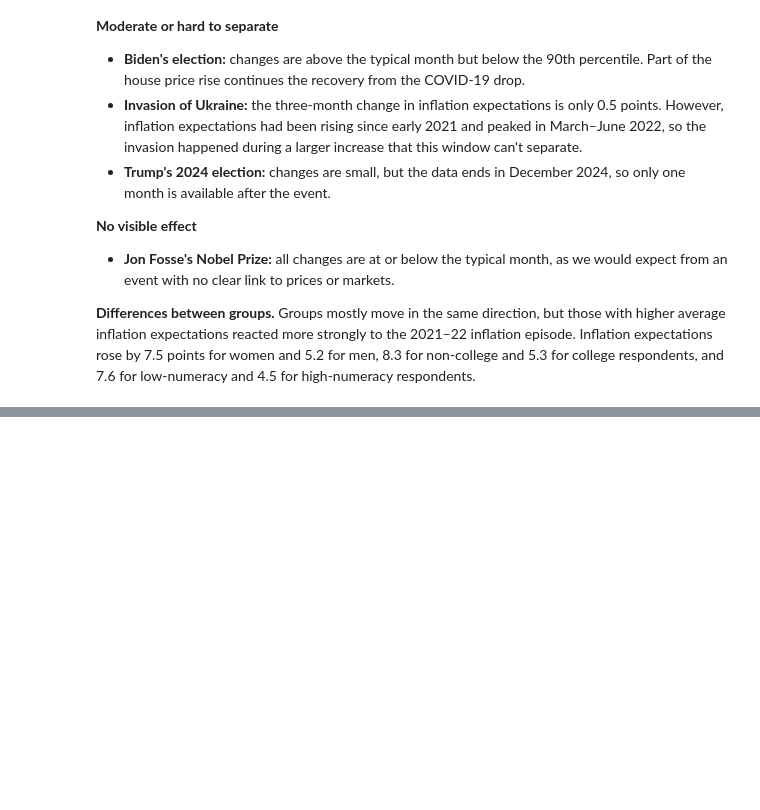
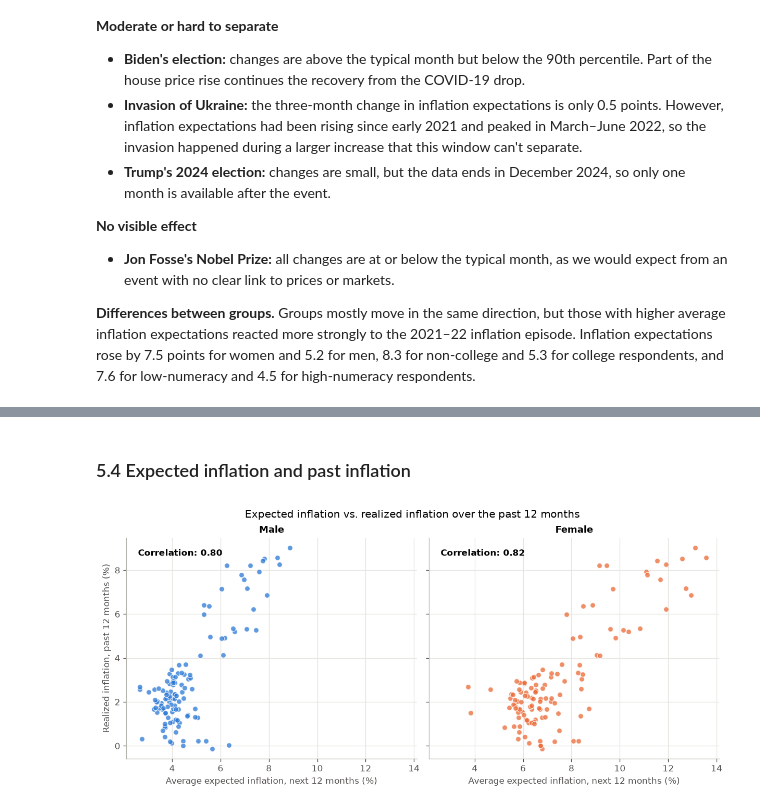
Before and after one commit to Partho-N/TECH2-H26-ai-week, a Jupyter notebook: term_paper.ipynb, the cells around one changed output, grey strips where cells are left out. Saved outputs shown, nothing was run; the diff lists cells and outputs as text; code cells hidden in the pictures; blank space fills up the shorter version.

```diff
--- a/term_paper.ipynb
+++ b/term_paper.ipynb
@@ -670,0 +810,6 @@ These comparisons show timing, not cause. Other things happened in the same mont
+# %% [markdown]
+### 5.4 Expected inflation and past inflation
+# %%
+plot_inflation_scatter(inflation_data, 'past_inflation', 'past 12 months')
+# %% [output]
+[figure, added]
```
Also changed, not shown: parts of 14 cells of this notebook.
